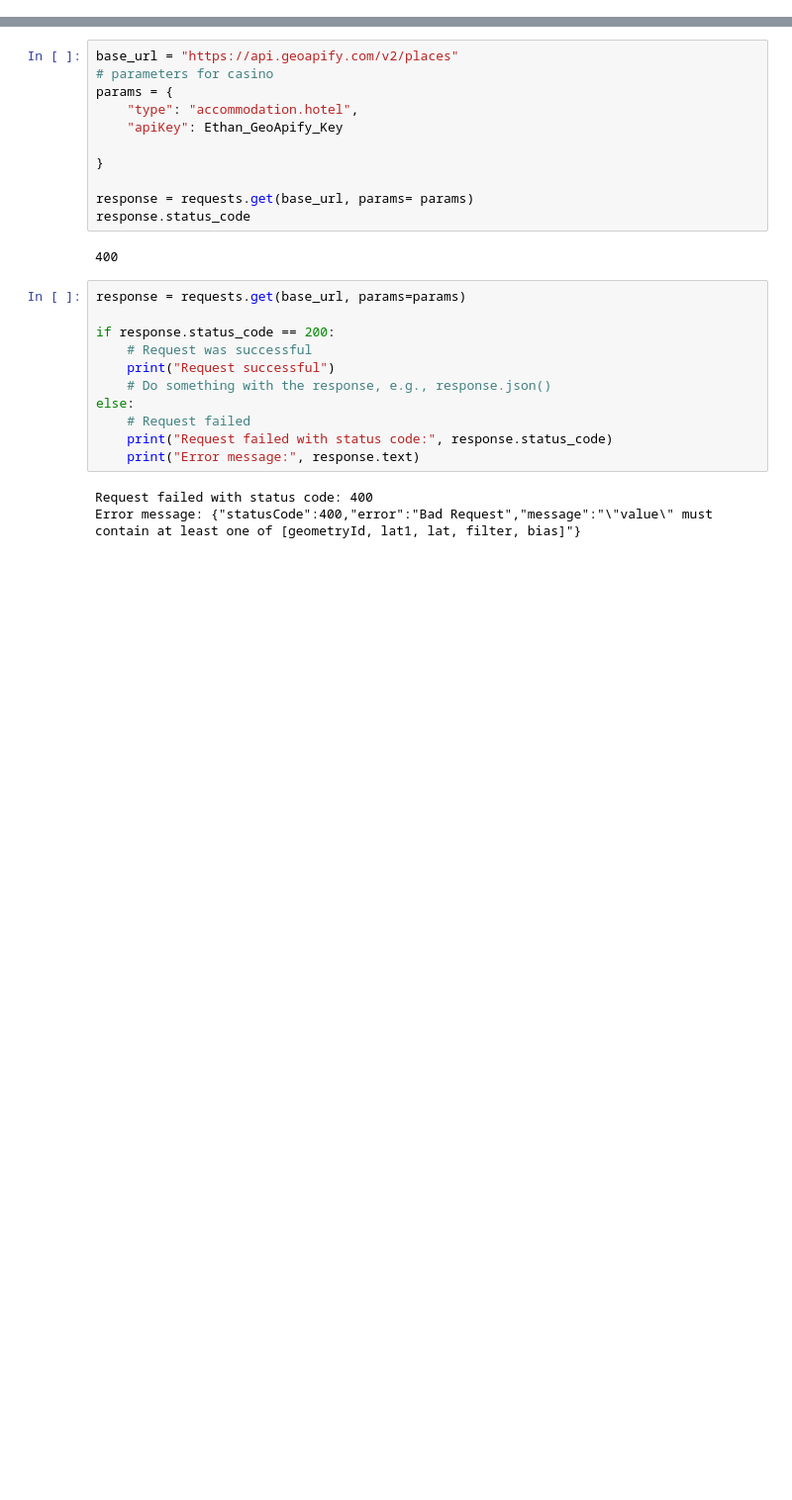
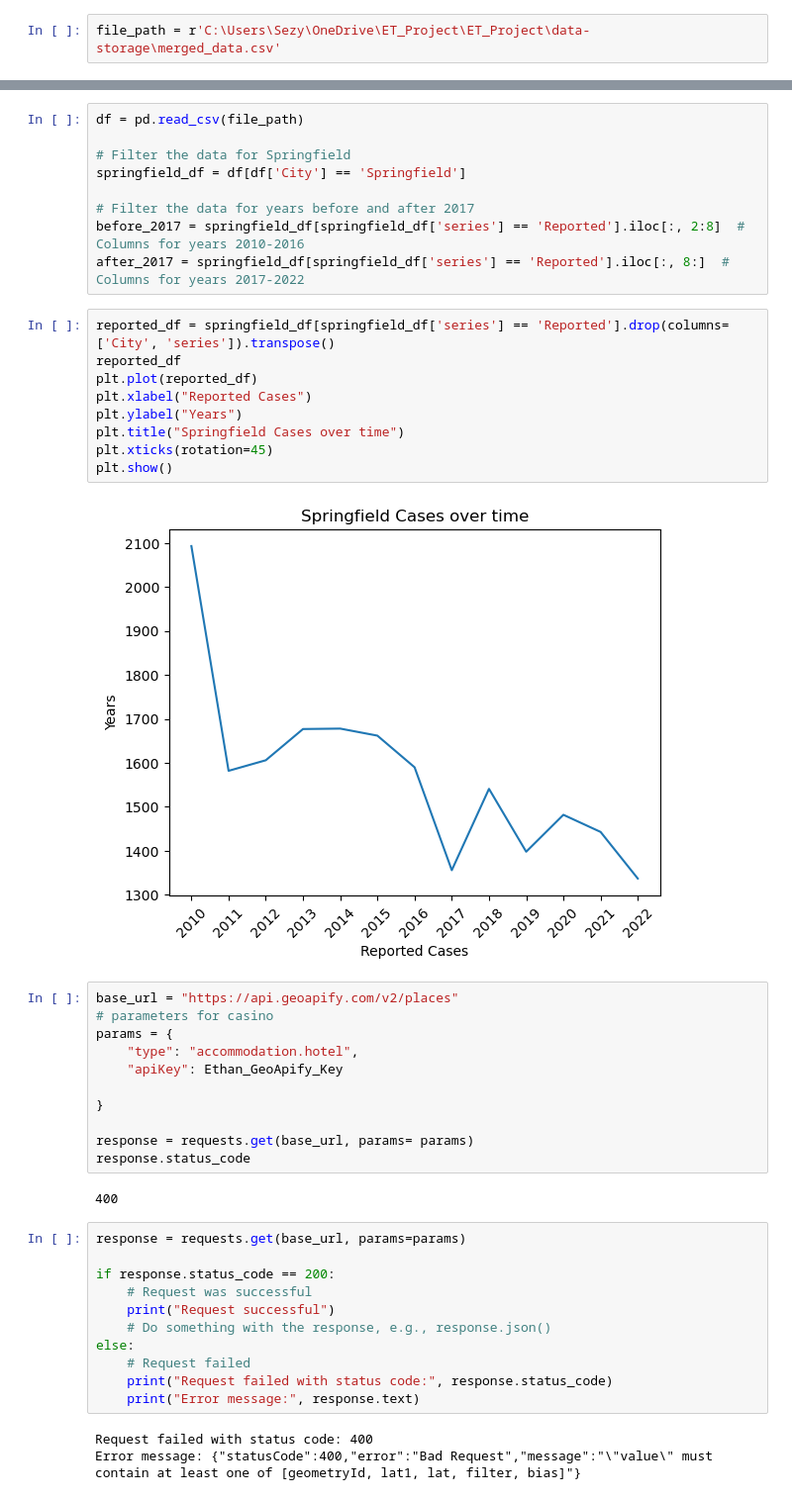
Before and after one commit to Ethan-sev/ET_Project, a Jupyter notebook: Ethan_Folder/Ethan.ipynb, the cells around one changed output, grey strips where cells are left out. Shown at 99% size. Cells and saved outputs as stored; diff of their text form; blank space fills up the shorter version.

```diff
--- a/Ethan_Folder/Ethan.ipynb
+++ b/Ethan_Folder/Ethan.ipynb
@@ -7,2 +8,4 @@ import requests
 # Import API key
 from Api_key import Ethan_GeoApify_Key
+# %%
+file_path = r'C:\Users\Sezy\OneDrive\ET_Project\ET_Project\data-storage\merged_data.csv'
@@ -9,3 +59,23 @@ from Api_key import Ethan_GeoApify_Key
+# %%
+df = pd.read_csv(file_path)
+
+# Filter the data for Springfield
+springfield_df = df[df['City'] == 'Springfield']
+
+# Filter the data for years before and after 2017
+before_2017 = springfield_df[springfield_df['series'] == 'Reported'].iloc[:, 2:8]  # Columns for years 2010-2016
+after_2017 = springfield_df[springfield_df['series'] == 'Reported'].iloc[:, 8:]  # Columns for years 2017-2022
+# %%
+reported_df = springfield_df[springfield_df['series'] == 'Reported'].drop(columns=['City', 'series']).transpose()
+reported_df
+plt.plot(reported_df)
+plt.xlabel("Reported Cases")
+plt.ylabel("Years")
+plt.title("Springfield Cases over time")
+plt.xticks(rotation=45)
+plt.show()
+# %% [output]
+[figure, added]
 # %%
 base_url = "https://api.geoapify.com/v2/places"
 # parameters for casino
```
Also changed, not shown: parts of 3 cells of this notebook, 1 other file.
